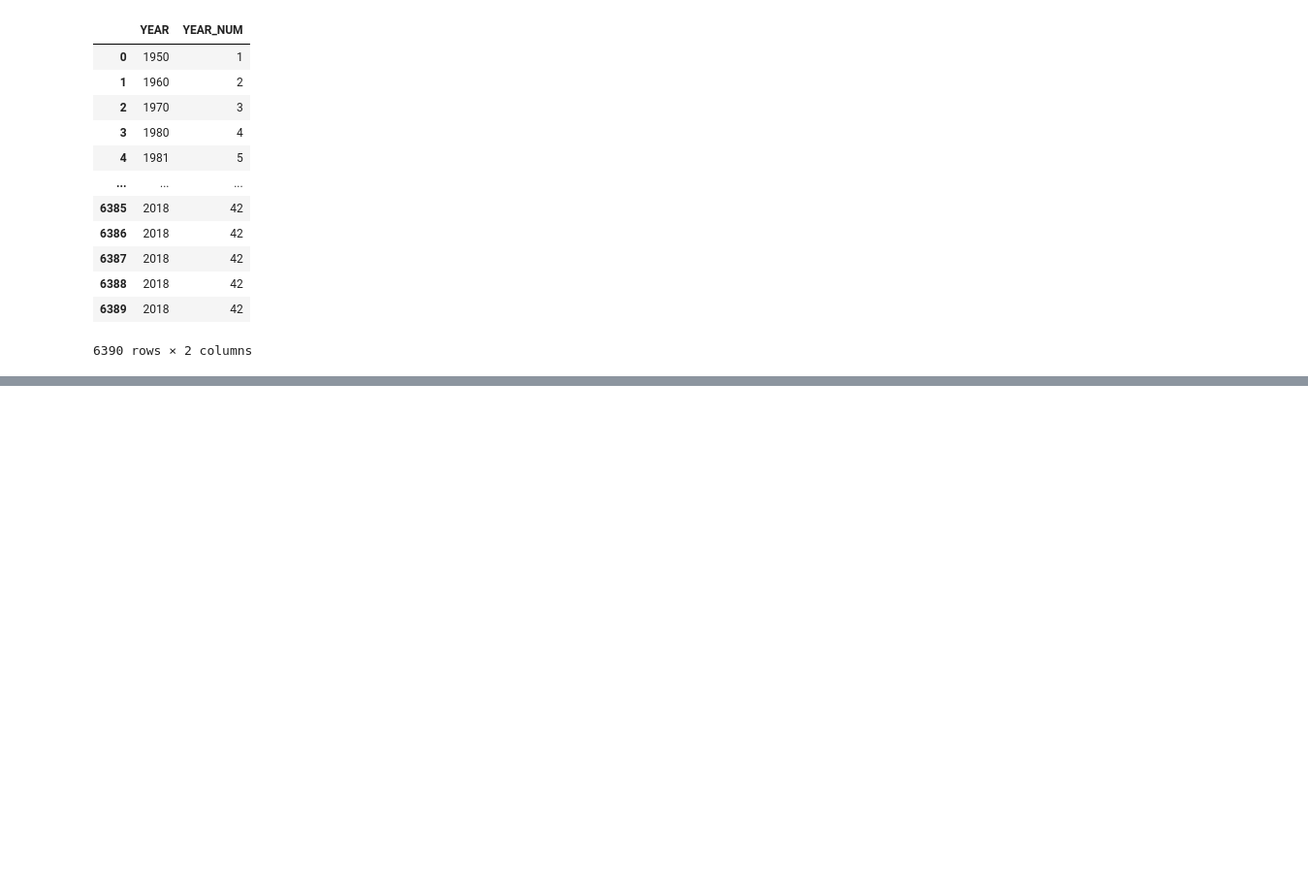
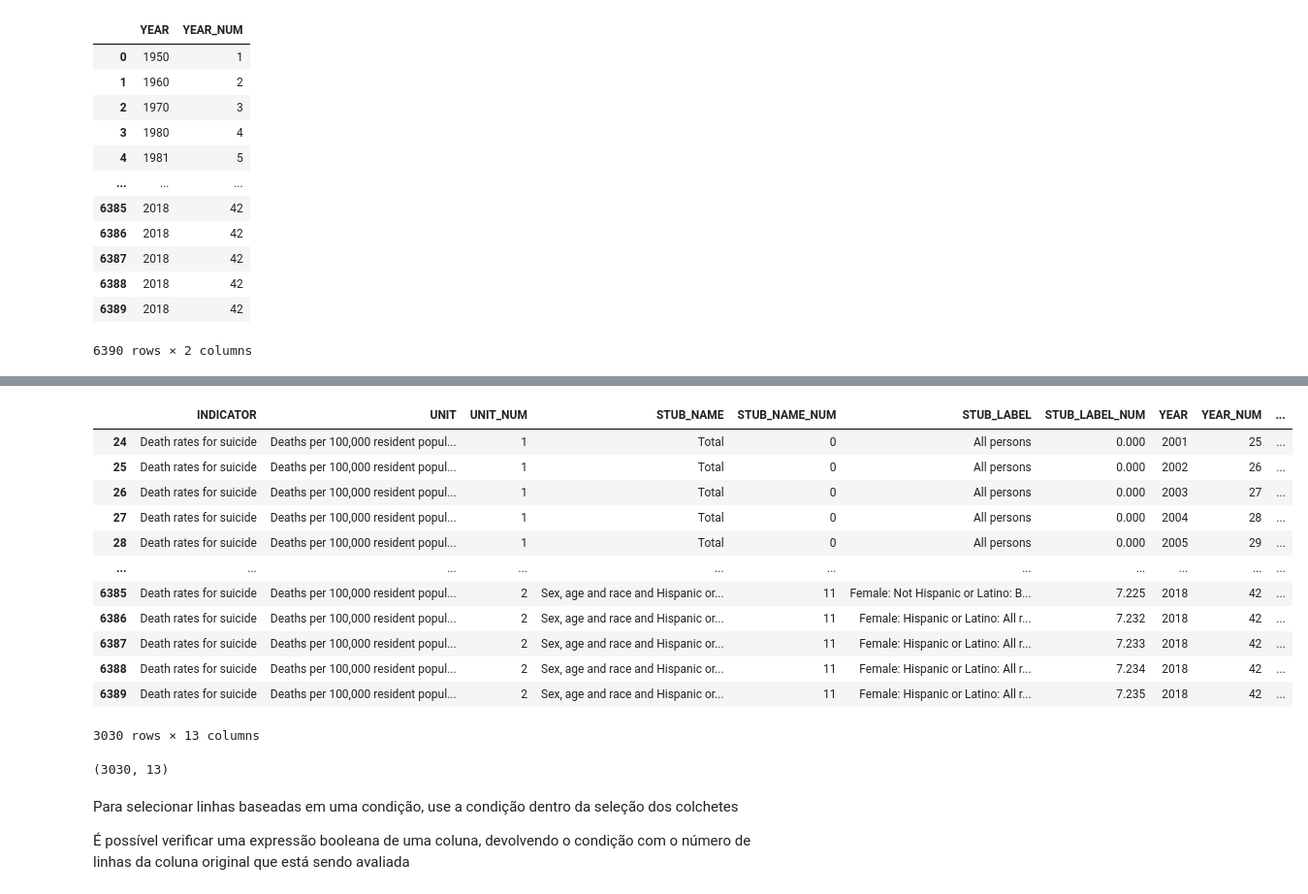
Before and after one commit to HenryJoseHenriques/Professional-Python-Learning, a Jupyter notebook: Pandas/learning/002_How_do_I_select_a_subset_of_a_DataFrame/file.ipynb, the cells around one changed output, grey strips where cells are left out. Shown at 97% size. Saved outputs shown, nothing was run; the diff lists cells and outputs as text; code cells hidden in the pictures; blank space fills up the shorter version.

```diff
--- a/Pandas/learning/002_How_do_I_select_a_subset_of_a_DataFrame/file.ipynb
+++ b/Pandas/learning/002_How_do_I_select_a_subset_of_a_DataFrame/file.ipynb
@@ -57,0 +75,29 @@ year_num
+# %%
+maior_2000 = death[death["YEAR"] > 2000]
+
+maior_2000
+# %% [output]
+|  | INDICATOR | UNIT | UNIT_NUM | STUB_NAME | STUB_NAME_NUM | STUB_LABEL | STUB_LABEL_NUM | YEAR | YEAR_NUM | ... |
+| 24 | Death rates for suicide | Deaths per 100,000 resident popul... | 1 | Total | 0 | All persons | 0.000 | 2001 | 25 | ... |
+| 25 | Death rates for suicide | Deaths per 100,000 resident popul... | 1 | Total | 0 | All persons | 0.000 | 2002 | 26 | ... |
+| 26 | Death rates for suicide | Deaths per 100,000 resident popul... | 1 | Total | 0 | All persons | 0.000 | 2003 | 27 | ... |
+| 27 | Death rates for suicide | Deaths per 100,000 resident popul... | 1 | Total | 0 | All persons | 0.000 | 2004 | 28 | ... |
+| 28 | Death rates for suicide | Deaths per 100,000 resident popul... | 1 | Total | 0 | All persons | 0.000 | 2005 | 29 | ... |
+| ... | ... | ... | ... | ... | ... | ... | ... | ... | ... | ... |
+| 6385 | Death rates for suicide | Deaths per 100,000 resident popul... | 2 | Sex, age and race and Hispanic or... | 11 | Female: Not Hispanic or Latino: B... | 7.225 | 2018 | 42 | ... |
+| 6386 | Death rates for suicide | Deaths per 100,000 resident popul... | 2 | Sex, age and race and Hispanic or... | 11 | Female: Hispanic or Latino: All r... | 7.232 | 2018 | 42 | ... |
+| 6387 | Death rates for suicide | Deaths per 100,000 resident popul... | 2 | Sex, age and race and Hispanic or... | 11 | Female: Hispanic or Latino: All r... | 7.233 | 2018 | 42 | ... |
+| 6388 | Death rates for suicide | Deaths per 100,000 resident popul... | 2 | Sex, age and race and Hispanic or... | 11 | Female: Hispanic or Latino: All r... | 7.234 | 2018 | 42 | ... |
+| 6389 | Death rates for suicide | Deaths per 100,000 resident popul... | 2 | Sex, age and race and Hispanic or... | 11 | Female: Hispanic or Latino: All r... | 7.235 | 2018 | 42 | ... |
+3030 rows × 13 columns
+# %%
+maior_2000.shape
+# %% [output]
+(3030, 13)
+# %% [markdown]
+Para selecionar linhas baseadas em uma condição, use a condição dentro da seleção dos colchetes
+
+
+
+
+É possível verificar uma expressão booleana de uma coluna, devolvendo o condição com o número de linhas da coluna original que está sendo avaliada
```
Also changed, not shown: parts of 10 cells of this notebook, 1 other file.
